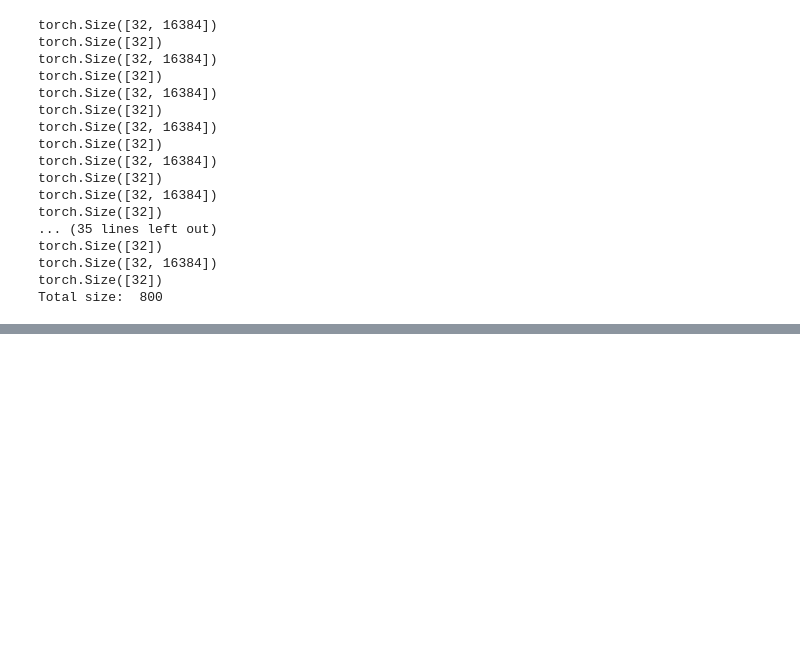
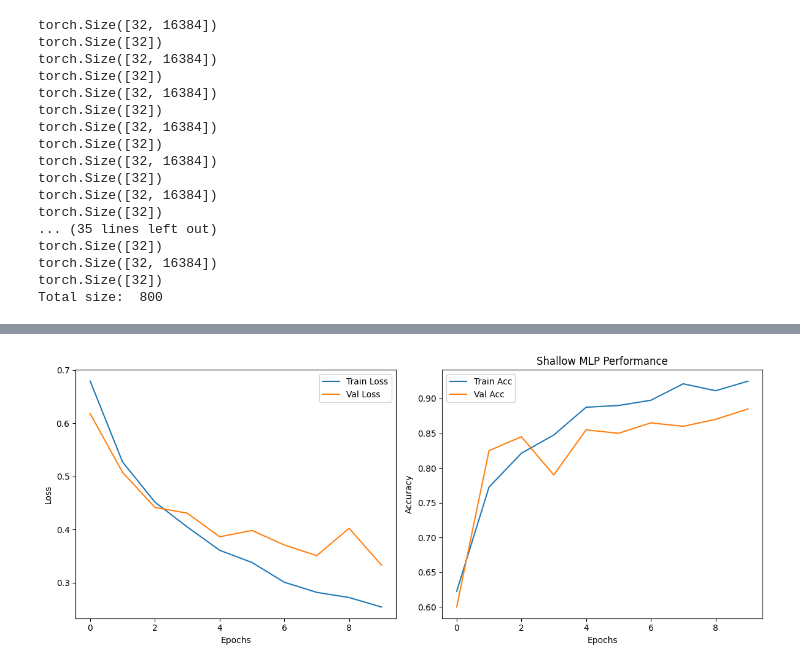
Before and after one commit to UnaiLalana/MLP-vs-CNN-Classification-Problem, a Jupyter notebook: notebooks/model_training_AI_detection.ipynb, the cells around one changed output, grey strips where cells are left out. Cells and saved outputs as stored; diff of their text form; code cells hidden in the pictures; blank space fills up the shorter version.

```diff
--- a/notebooks/model_training_AI_detection.ipynb
+++ b/notebooks/model_training_AI_detection.ipynb
@@ -236,3 +274,3 @@ Epoch 9, Train Loss: 0.6782, Train Acc: 0.5687, Val Loss: 0.6813, Val Acc: 0.510
 # %%
-train_loss_history, train_acc_history, val_loss_history, val_acc_history = train_model(models['Shallow CNN'], dl_train_CNN, dl_val_CNN, epochs=10, lr=0.001)
+train_loss_history, train_acc_history, val_loss_history, val_acc_history = train_model(models['Shallow CNN'], dl_train_CNN, dl_val_CNN, epochs=10, lr=0.0001)
 # %% [output]
@@ -249 +287,20 @@ Epoch 9, Train Loss: 0.0437, Train Acc: 0.9925, Val Loss: 0.3740, Val Acc: 0.875
+# %%
+plt.figure(figsize=(12, 5))
+plt.subplot(1, 2, 1)
+plt.plot(train_loss_history, label='Train Loss')
+plt.plot(val_loss_history, label='Val Loss')
+plt.xlabel('Epochs')
+plt.ylabel('Loss')
+plt.legend()
+plt.subplot(1, 2, 2)
+plt.plot(train_acc_history, label='Train Acc')
+plt.plot(val_acc_history, label='Val Acc')
+plt.xlabel('Epochs')
+plt.ylabel('Accuracy')
+plt.legend()
+plt.title('Shallow MLP Performance')
+plt.tight_layout()
+plt.show()
+# %% [output]
+[figure, added]
 # %%
```
Also changed, not shown: parts of 12 cells of this notebook, 1 other file.
